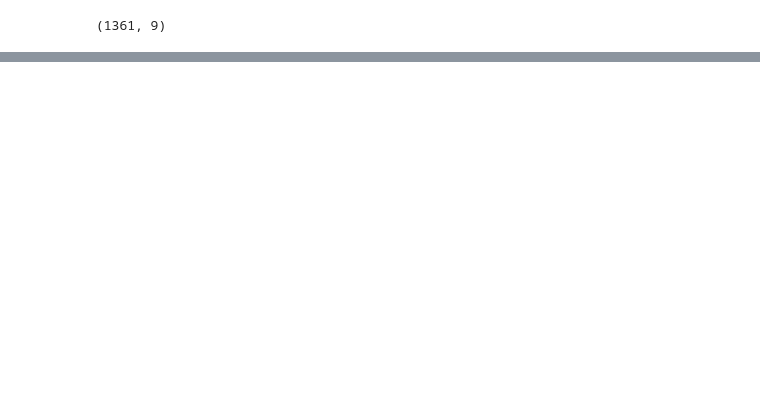
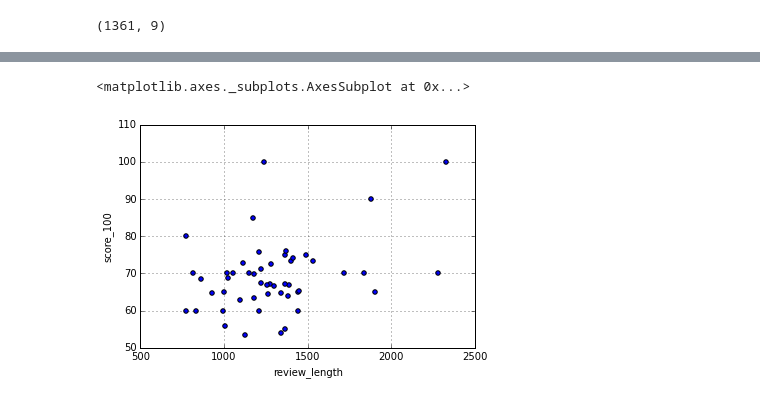
Before and after one commit to wotashu/gamers, a Jupyter notebook: Concat_sites.ipynb, the cells around one changed output, grey strips where cells are left out. Drawn from its saved outputs; the diff is of its cells as text; code cells hidden in the pictures; blank space fills up the shorter version.

```diff
--- a/Concat_sites.ipynb
+++ b/Concat_sites.ipynb
@@ -41,0 +103,3 @@ dtype: float64
+# %%
+grouped = results.groupby(['site', 'reviewer'])
+calculated_means = grouped.mean()
@@ -41,0 +108,5 @@ dtype: float64
+# %%
+calculated_means.plot(kind='scatter', x='review_length', y='score_100')
+# %% [output]
+<matplotlib.axes._subplots.AxesSubplot at 0x...>
+[figure, added]
```
Also changed, not shown: parts of 18 cells of this notebook, 7 other files.
